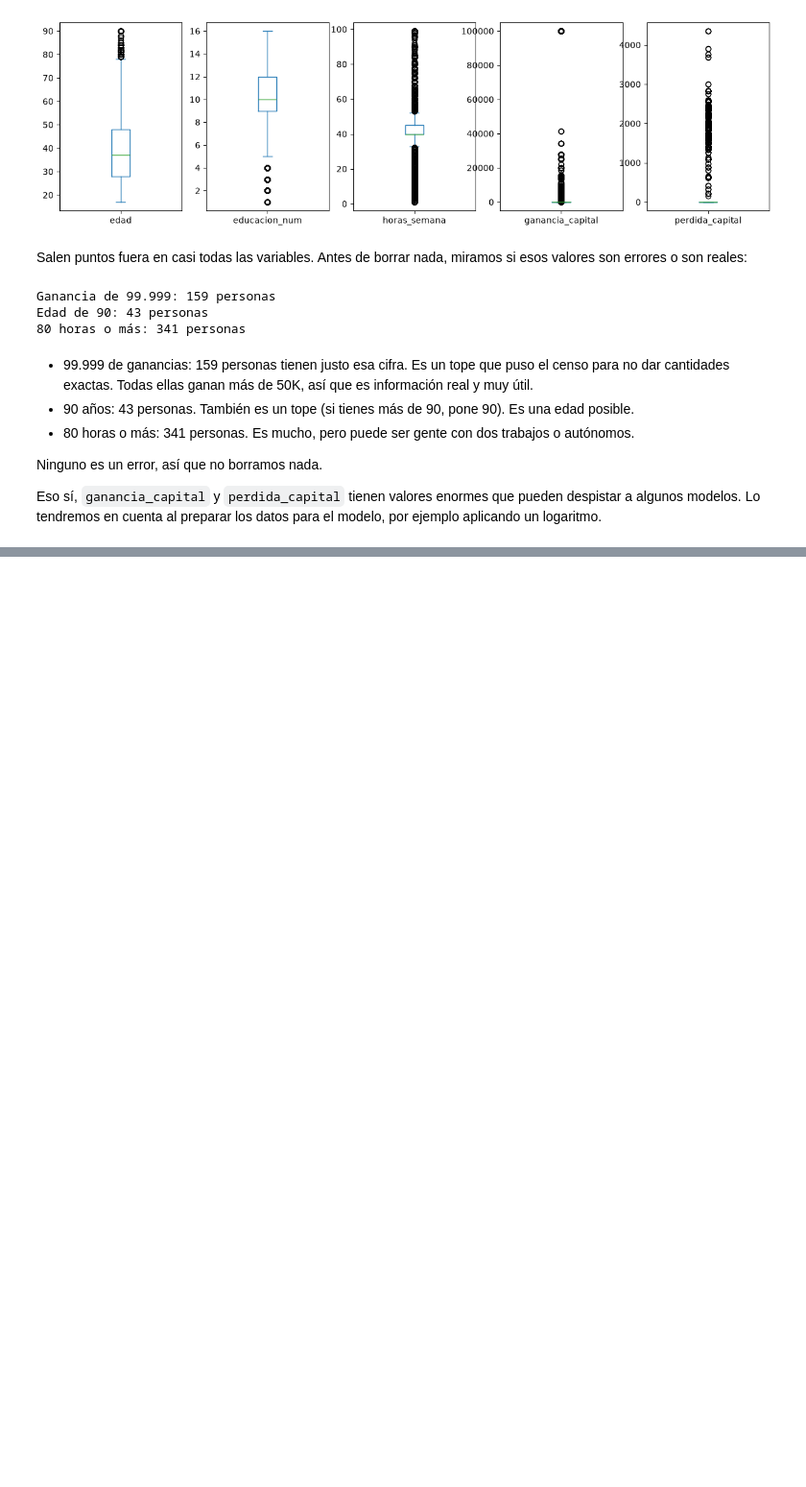
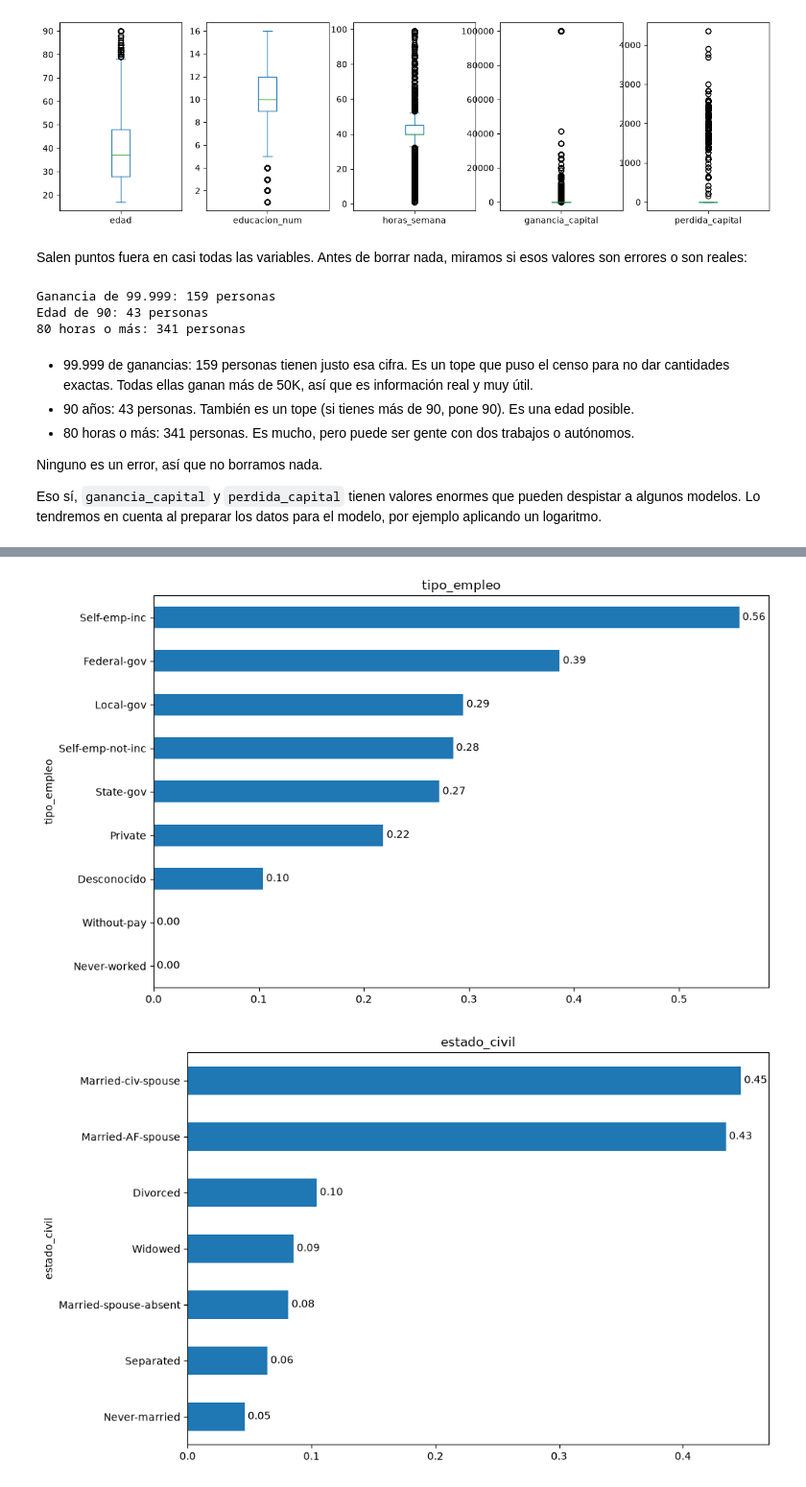
Before and after one commit to cesarmata1/Practica_Grupal_Aprendizaje_Automatico, a Jupyter notebook: notebooks/00_EDA_adult.ipynb, the cells around one changed output, grey strips where cells are left out. Shown at 96% size. Saved outputs shown, nothing was run; the diff lists cells and outputs as text; code cells hidden in the pictures; blank space fills up the shorter version.

```diff
--- a/notebooks/00_EDA_adult.ipynb
+++ b/notebooks/00_EDA_adult.ipynb
@@ -366,0 +370,9 @@ Eso sí, `ganancia_capital` y `perdida_capital` tienen valores enormes que puede
+# %%
+for col in ['tipo_empleo', 'estado_civil', 'ocupacion', 'relacion', 'raza', 'sexo']:
+    ax = df.groupby(col)['ingresos'].mean().sort_values().plot(kind='barh', title=col, figsize=(10, 6))
+    ax.bar_label(ax.containers[0], fmt='%.2f', padding=3)
+    plt.tight_layout()
+    plt.show()
+# %% [output]
+[figure, added]
+[figure, added]
```
Also changed, not shown: parts of 14 cells of this notebook.
